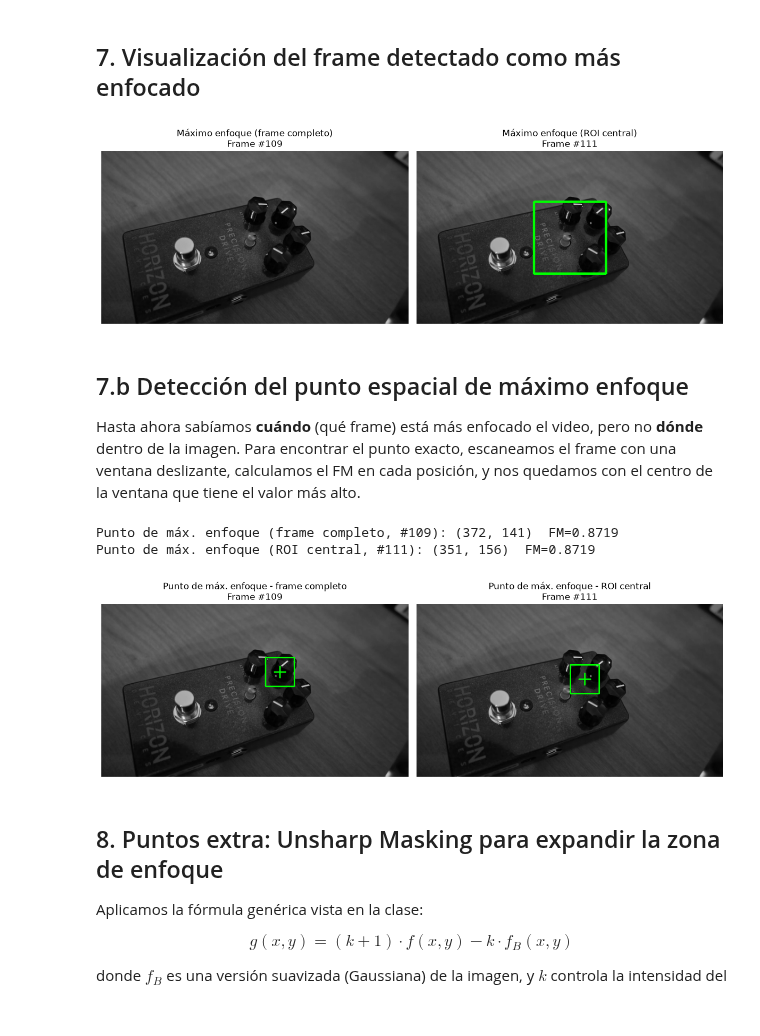
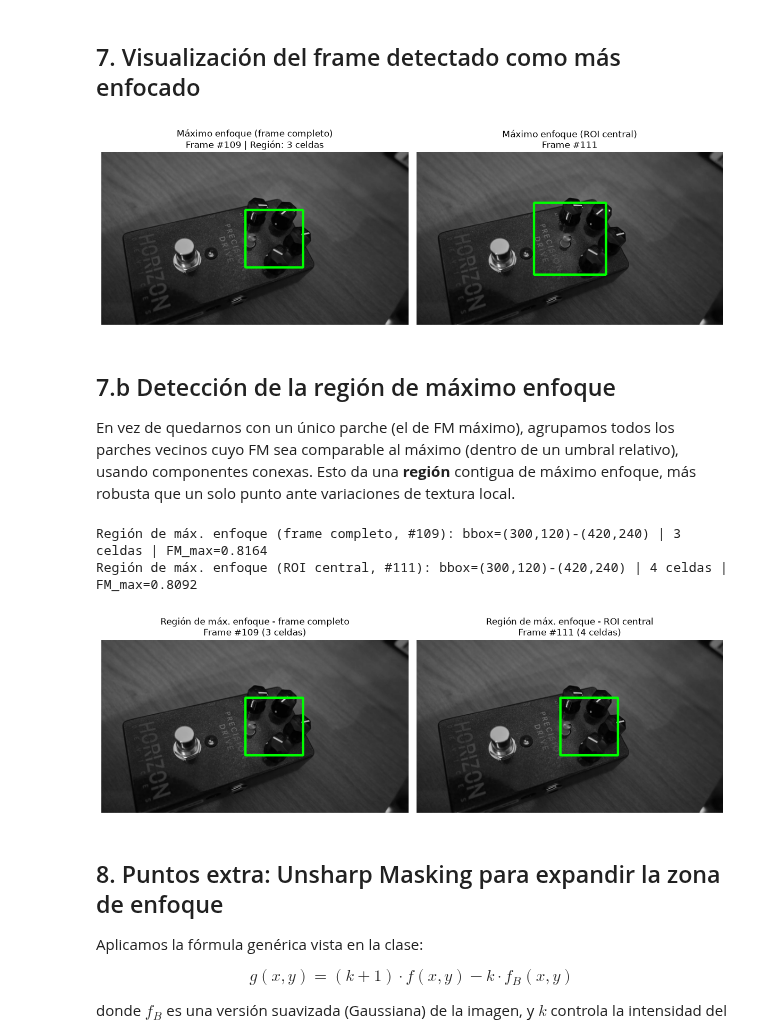
Before and after one commit to manuel-dieguezw/CEIA, a Jupyter notebook: VpC/TP2/TP2_focus_detection.ipynb, the cells around one changed output. Cells and saved outputs as stored; diff of their text form; code cells hidden in the pictures.

```diff
--- a/VpC/TP2/TP2_focus_detection.ipynb
+++ b/VpC/TP2/TP2_focus_detection.ipynb
@@ -254,11 +256,14 @@ plt.show()
 # %% [markdown]
 ## 7. Visualización del frame detectado como más enfocado
 # %%
+region_peak_full = find_max_focus_region(frames_gray[peak_idx_full], PATCH_SIZE_REGION, REL_THRESHOLD)
+img_full_marked = mark_region(frames_gray[peak_idx_full], region_peak_full)
 
 fig, axs = plt.subplots(1, 2, figsize=(12, 6))
 
-axs[0].imshow(frames_gray[peak_idx_full], cmap='gray')
-axs[0].set_title(f'Máximo enfoque (frame completo)\nFrame #{peak_idx_full}')
+axs[0].imshow(cv2.cvtColor(img_full_marked, cv2.COLOR_BGR2RGB))
+axs[0].set_title(f'Máximo enfoque (frame completo)\nFrame #{peak_idx_full} '
+                  f'| Región: {region_peak_full["n_cells"]} celdas')
 axs[0].axis('off')
 
 img_roi_marked = cv2.cvtColor(frames_gray[peak_idx_roi], cv2.COLOR_GRAY2BGR)
@@ -271,12 +276,12 @@ axs[1].axis('off')
 plt.tight_layout()
 plt.show()
 # %% [output]
-[figure, old version]
+[figure, new version]
 # %% [markdown]
-## 7.b Detección del punto espacial de máximo enfoque
+## 7.b Detección de la región de máximo enfoque
 
-Hasta ahora sabíamos **cuándo** (qué frame) está más enfocado el video, pero no **dónde**
-dentro de la imagen. Para encontrar el punto exacto, escaneamos el frame con una ventana
-deslizante, calculamos el FM en cada posición, y nos quedamos con el centro de la ventana
-que tiene el valor más alto.
+En vez de quedarnos con un único parche (el de FM máximo), agrupamos todos los parches
+vecinos cuyo FM sea comparable al máximo (dentro de un umbral relativo), usando
+componentes conexas. Esto da una **región** contigua de máximo enfoque, más robusta
+que un solo punto ante variaciones de textura local.
 # %%
@@ -318,45 +353,44 @@ def find_max_focus_point(gray_img: np.ndarray, patch_size: int = 60, stride: int
 # %%
-PATCH_SIZE = 60
-STRIDE = 3
+PATCH_SIZE_REGION = 60
+REL_THRESHOLD = 0.8
 
-# Punto de máximo enfoque dentro del frame más enfocado (experimento 1)
-point_full = find_max_focus_point(frames_gray[peak_idx_full], PATCH_SIZE, STRIDE)
+region_full = find_max_focus_region(frames_gray[peak_idx_full], PATCH_SIZE_REGION, REL_THRESHOLD)
+region_roi = find_max_focus_region(frames_gray[peak_idx_roi], PATCH_SIZE_REGION, REL_THRESHOLD)
 
-# Punto de máximo enfoque dentro del frame más enfocado en la ROI (experimento 2)
-point_roi = find_max_focus_point(frames_gray[peak_idx_roi], PATCH_SIZE, STRIDE)
-
-print(f"Punto de máx. enfoque (frame completo, #{peak_idx_full}): "
-      f"({point_full['x_center']}, {point_full['y_center']})  FM={point_full['fm_value']:.4f}")
-print(f"Punto de máx. enfoque (ROI central, #{peak_idx_roi}): "
-      f"({point_roi['x_center']}, {point_roi['y_center']})  FM={point_roi['fm_value']:.4f}")
+print(f"Región de máx. enfoque (frame completo, #{peak_idx_full}): "
+      f"bbox=({region_full['x0']},{region_full['y0']})-({region_full['x1']},{region_full['y1']}) "
+      f"| {region_full['n_cells']} celdas | FM_max={region_full['fm_value']:.4f}")
+print(f"Región de máx. enfoque (ROI central, #{peak_idx_roi}): "
+      f"bbox=({region_roi['x0']},{region_roi['y0']})-({region_roi['x1']},{region_roi['y1']}) "
+      f"| {region_roi['n_cells']} celdas | FM_max={region_roi['fm_value']:.4f}")
 # %% [output]
-Punto de máx. enfoque (frame completo, #109): (372, 141)  FM=0.8719
-Punto de máx. enfoque (ROI central, #111): (351, 156)  FM=0.8719
+Región de máx. enfoque (frame completo, #109): bbox=(300,120)-(420,240) | 3 celdas | FM_max=0.8164
+Región de máx. enfoque (ROI central, #111): bbox=(300,120)-(420,240) | 4 celdas | FM_max=0.8092
 # %%
-def mark_point(gray_img: np.ndarray, point: dict, color=(0, 255, 0)) -> np.ndarray:
-    """Dibuja un recuadro + cruz sobre el punto de máximo enfoque detectado."""
+def mark_region(gray_img: np.ndarray, region: dict, color=(0, 255, 0)) -> np.ndarray:
+    """Dibuja el rectángulo delimitador de la región de máximo enfoque."""
     img = cv2.cvtColor(gray_img, cv2.COLOR_GRAY2BGR)
-    cv2.rectangle(img, (point["x0"], point["y0"]), (point["x1"], point["y1"]), color, 2)
-    cv2.drawMarker(img, (point["x_center"], point["y_center"]), color,
-                    markerType=cv2.MARKER_CROSS, markerSize=25, thickness=2)
+    cv2.rectangle(img, (region["x0"], region["y0"]), (region["x1"], region["y1"]), color, 3)
     return img
 
-img_marked_full = mark_point(frames_gray[peak_idx_full], point_full)
-img_marked_roi = mark_point(frames_gray[peak_idx_roi], point_roi)
+img_region_full = mark_region(frames_gray[peak_idx_full], region_full)
+img_region_roi = mark_region(frames_gray[peak_idx_roi], region_roi)
 
 fig, axs = plt.subplots(1, 2, figsize=(12, 6))
-axs[0].imshow(cv2.cvtColor(img_marked_full, cv2.COLOR_BGR2RGB))
-axs[0].set_title(f'Punto de máx. enfoque - frame completo\nFrame #{peak_idx_full}')
+axs[0].imshow(cv2.cvtColor(img_region_full, cv2.COLOR_BGR2RGB))
+axs[0].set_title(f'Región de máx. enfoque - frame completo\nFrame #{peak_idx_full} '
+                  f'({region_full["n_cells"]} celdas)')
 axs[0].axis('off')
 
-axs[1].imshow(cv2.cvtColor(img_marked_roi, cv2.COLOR_BGR2RGB))
-axs[1].set_title(f'Punto de máx. enfoque - ROI central\nFrame #{peak_idx_roi}')
+axs[1].imshow(cv2.cvtColor(img_region_roi, cv2.COLOR_BGR2RGB))
+axs[1].set_title(f'Región de máx. enfoque - ROI central\nFrame #{peak_idx_roi} '
+                  f'({region_roi["n_cells"]} celdas)')
 axs[1].axis('off')
 
 plt.tight_layout()
 plt.show()
 # %% [output]
-[figure, old version]
+[figure, new version]
 # %% [markdown]
 
 ## 8. Puntos extra: Unsharp Masking para expandir la zona de enfoque
```
Also changed, not shown: parts of 11 cells of this notebook.
